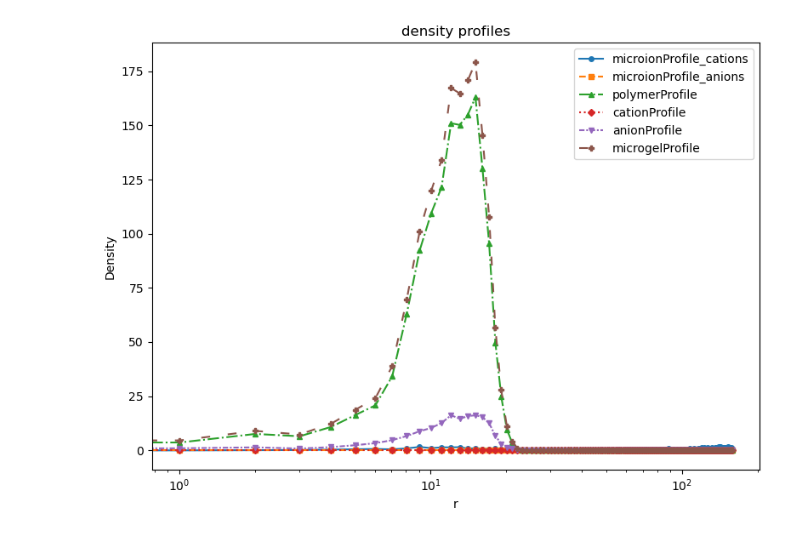
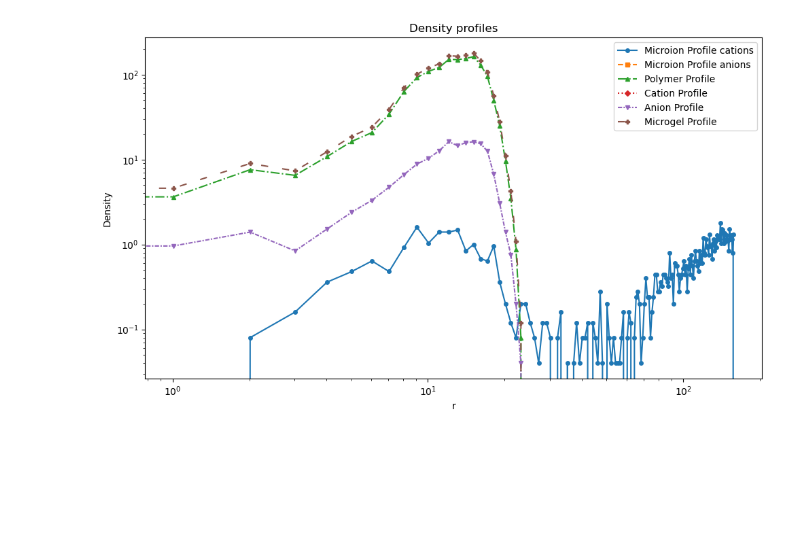
Before and after one commit to totinmc3/microgel_simu, a Jupyter notebook: analysis/graficos.ipynb, the cells around one changed output. Drawn from its saved outputs; the diff is of its cells as text; code cells hidden in the pictures; blank space fills up the shorter version.

```diff
--- a/analysis/graficos.ipynb
+++ b/analysis/graficos.ipynb
@@ -25,28 +27,44 @@ mark_styles = ['o', 's', '^', 'D', 'v', 'P', '*']
+# %%
+#eje x en density_names[-1]
+Density_names = [
+    "Microion Profile cations",
+    "Microion Profile anions",
+    "Polymer Profile",
+    "Cation Profile",
+    "Anion Profile",
+    "Microgel Profile",
+    "r"
+]
+
+#eje x en energy_names[0]
+energy_names = [
+    "time",
+    "totalEnergy",
+    "kineticEnergy",
+    "Bonded energy",
+    "Non-bonded energy",
+    "Coulomb energy"
+]
+
+line_styles = ["-", "--", "-.", ":", (0, (3, 1, 1, 1)), (0, (5, 10)), (0, (1, 10))]
+mark_styles = ['o', 's', '^', 'D', 'v', 'P', '*']
 # %%
-Density_names = [
-    "microionProfile_cations",
-    "microionProfile_anions",
-    "polymerProfile",
-    "cationProfile",
-    "anionProfile",
-    "microgelProfile",
-    "r"
-]
+#grafico density profiles
 
-plt.figure(figsize=(8, 6))
+plt.figure(figsize=(10, 6))
 for i in range(6):
-    plt.plot(density_dat[:, 6], density_dat[:, i], label=Density_names[i], linestyle=line_styles[i], marker=mark_styles[i], markersize=4)
-plt.xlabel("Columna 7")
-plt.ylabel("Valor")
-plt.title("density profiles")
+    plt.plot(density_dat[:, 6], density_dat[:, i], label=Density_names[i],
+             linestyle=line_styles[i], marker=mark_styles[i], markersize=4)
+plt.title("Density profiles")
 plt.legend()
+plt.yscale("log")
 plt.xscale("log")
 plt.xlabel("r")
 plt.ylabel("Density")   #creo que es el numero de particulas por unidad de volumen,
                         #normalizar
 #plt.yscale("log")
 #plt.xlim(0.999, 50)
 plt.tight_layout()
 plt.show()
 # %% [output]
-[figure, old version]
+[figure, new version]
```
Also changed, not shown: parts of 2 cells of this notebook, 1 other file.
